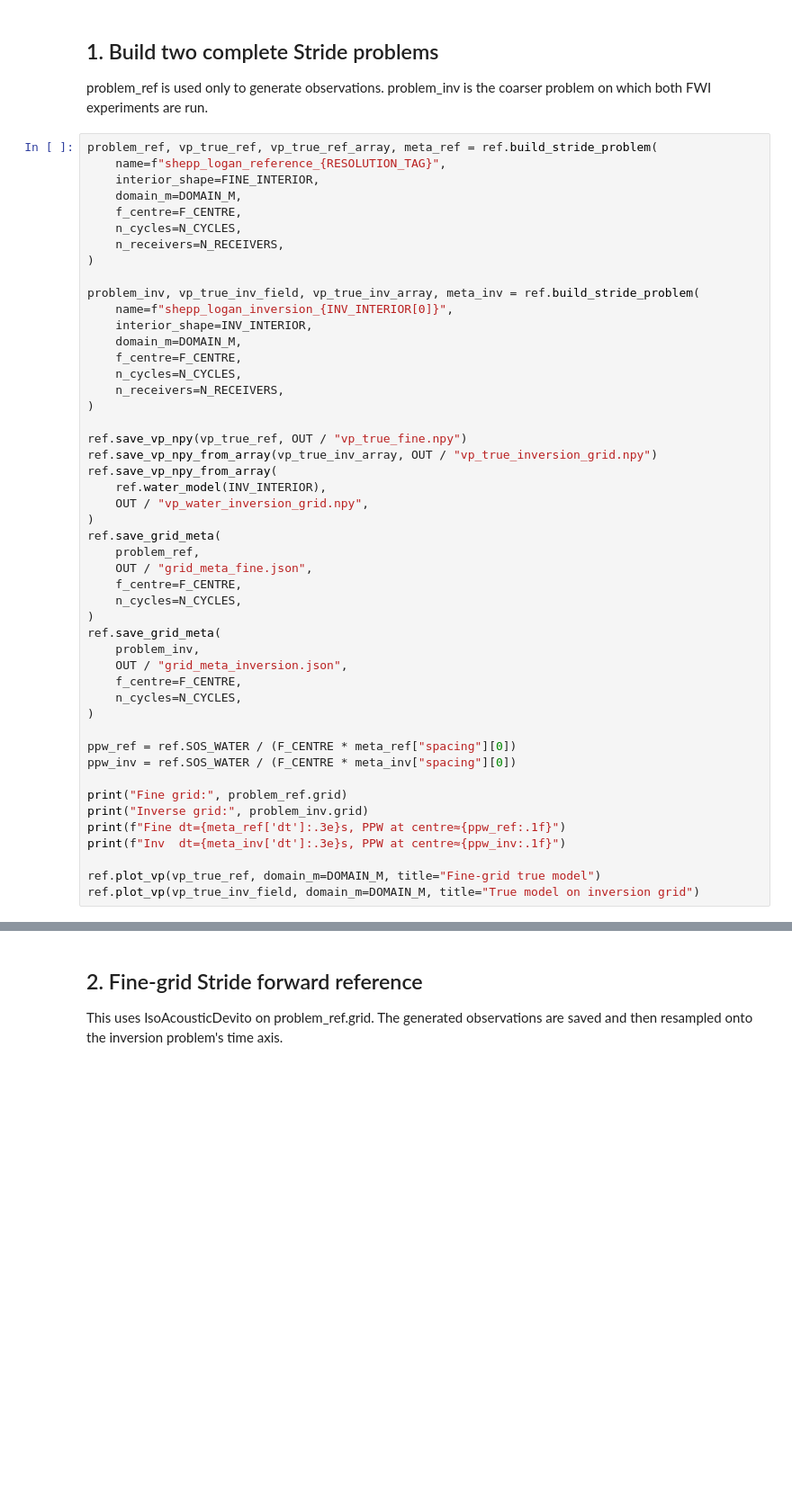
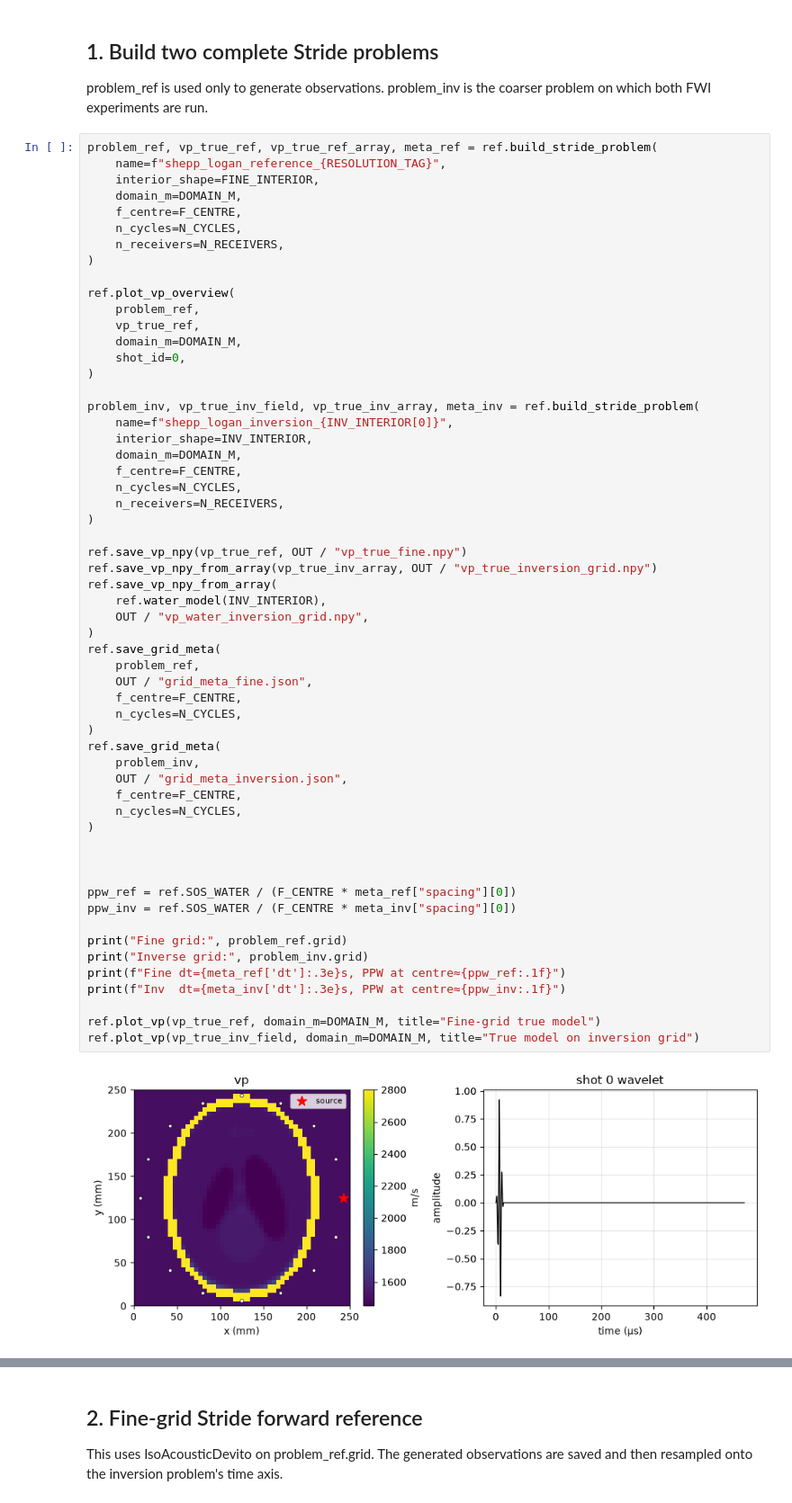
Before and after one commit to Commit2Cosmos/Transcranial-Ultrasound-ODIL, a Jupyter notebook: notebooks/sandbox/2dfwi_stride_reference_fixed.ipynb, the cells around one changed output, grey strips where cells are left out. Shown at 90% size. Saved outputs shown, nothing was run; the diff lists cells and outputs as text; blank space fills up the shorter version.

```diff
--- a/notebooks/sandbox/2dfwi_stride_reference_fixed.ipynb
+++ b/notebooks/sandbox/2dfwi_stride_reference_fixed.ipynb
@@ -101,6 +101,13 @@ problem_ref, vp_true_ref, vp_true_ref_array, meta_ref = ref.build_stride_problem
     f_centre=F_CENTRE,
     n_cycles=N_CYCLES,
     n_receivers=N_RECEIVERS,
+)
+
+ref.plot_vp_overview(
+    problem_ref,
+    vp_true_ref,
+    domain_m=DOMAIN_M,
+    shot_id=0,
 )
 
 problem_inv, vp_true_inv_field, vp_true_inv_array, meta_inv = ref.build_stride_problem(
@@ -115,33 +122,36 @@ problem_inv, vp_true_inv_field, vp_true_inv_array, meta_inv = ref.build_stride_p
 ref.save_vp_npy(vp_true_ref, OUT / "vp_true_fine.npy")
 ref.save_vp_npy_from_array(vp_true_inv_array, OUT / "vp_true_inversion_grid.npy")
 ref.save_vp_npy_from_array(
     ref.water_model(INV_INTERIOR),
     OUT / "vp_water_inversion_grid.npy",
 )
 ref.save_grid_meta(
     problem_ref,
     OUT / "grid_meta_fine.json",
     f_centre=F_CENTRE,
     n_cycles=N_CYCLES,
 )
 ref.save_grid_meta(
     problem_inv,
     OUT / "grid_meta_inversion.json",
     f_centre=F_CENTRE,
     n_cycles=N_CYCLES,
 )
 
+
+
 ppw_ref = ref.SOS_WATER / (F_CENTRE * meta_ref["spacing"][0])
 ppw_inv = ref.SOS_WATER / (F_CENTRE * meta_inv["spacing"][0])
 
 print("Fine grid:", problem_ref.grid)
 print("Inverse grid:", problem_inv.grid)
 print(f"Fine dt={meta_ref['dt']:.3e}s, PPW at centre≈{ppw_ref:.1f}")
 print(f"Inv  dt={meta_inv['dt']:.3e}s, PPW at centre≈{ppw_inv:.1f}")
 
 ref.plot_vp(vp_true_ref, domain_m=DOMAIN_M, title="Fine-grid true model")
 ref.plot_vp(vp_true_inv_field, domain_m=DOMAIN_M, title="True model on inversion grid")
 # %% [output]
+[figure, new version]
 Fine grid: <stride.problem.domain.Grid object at 0x...>
 Inverse grid: <stride.problem.domain.Grid object at 0x...>
 Fine dt=5.466e-07s, PPW at centre≈1.5
```
Also changed, not shown: parts of 4 cells of this notebook.
